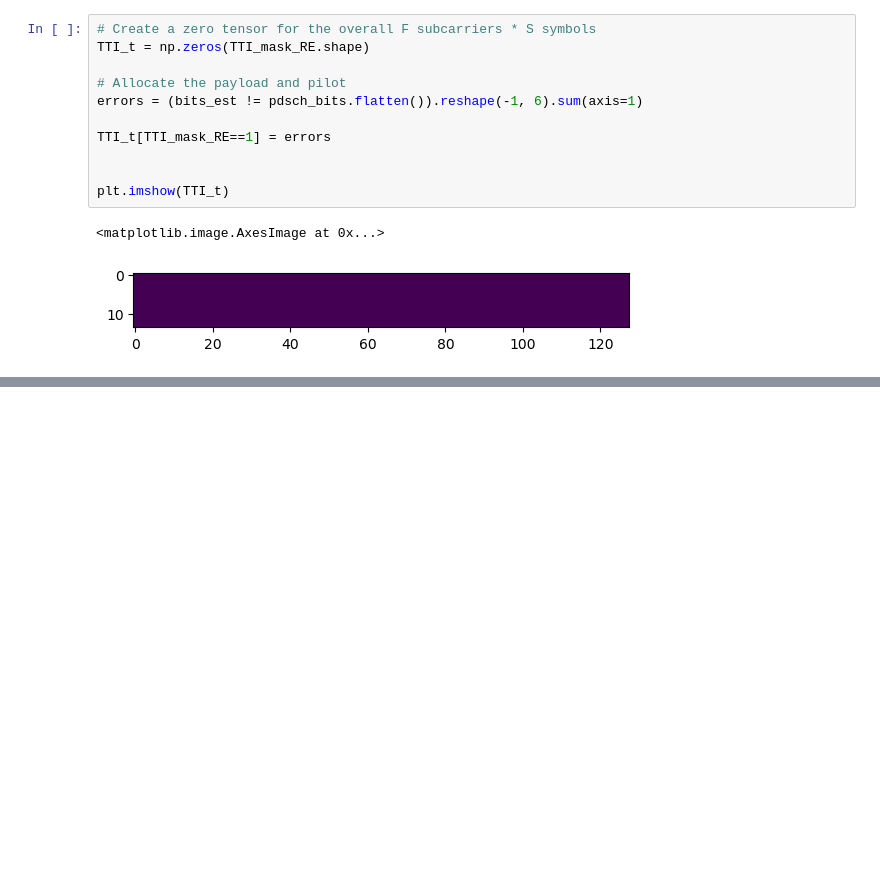
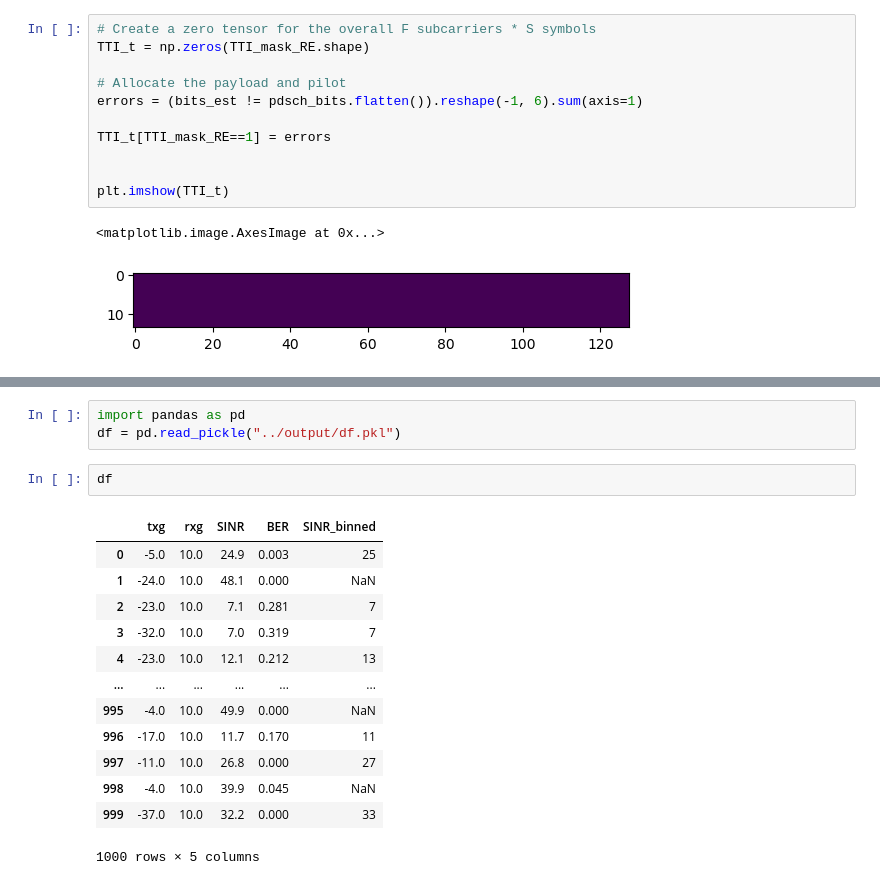
Before and after one commit to lkk688/AIsensing, a Jupyter notebook: deeplearning/ofdmsim_pytorch.ipynb, the cells around one changed output, grey strips where cells are left out. Cells and saved outputs as stored; diff of their text form; blank space fills up the shorter version.

```diff
--- a/deeplearning/ofdmsim_pytorch.ipynb
+++ b/deeplearning/ofdmsim_pytorch.ipynb
@@ -956,0 +963,19 @@ plt.imshow(TTI_t)
+# %%
+import pandas as pd
+df = pd.read_pickle("../output/df.pkl")
+# %%
+df
+# %% [output]
+|  | txg | rxg | SINR | BER | SINR_binned |
+| 0 | -5.0 | 10.0 | 24.9 | 0.003 | 25 |
+| 1 | -24.0 | 10.0 | 48.1 | 0.000 | NaN |
+| 2 | -23.0 | 10.0 | 7.1 | 0.281 | 7 |
+| 3 | -32.0 | 10.0 | 7.0 | 0.319 | 7 |
+| 4 | -23.0 | 10.0 | 12.1 | 0.212 | 13 |
+| ... | ... | ... | ... | ... | ... |
+| 995 | -4.0 | 10.0 | 49.9 | 0.000 | NaN |
+| 996 | -17.0 | 10.0 | 11.7 | 0.170 | 11 |
+| 997 | -11.0 | 10.0 | 26.8 | 0.000 | 27 |
+| 998 | -4.0 | 10.0 | 39.9 | 0.045 | NaN |
+| 999 | -37.0 | 10.0 | 32.2 | 0.000 | 33 |
+1000 rows × 5 columns
```
Also changed, not shown: parts of 8 cells of this notebook, 3 other files.
